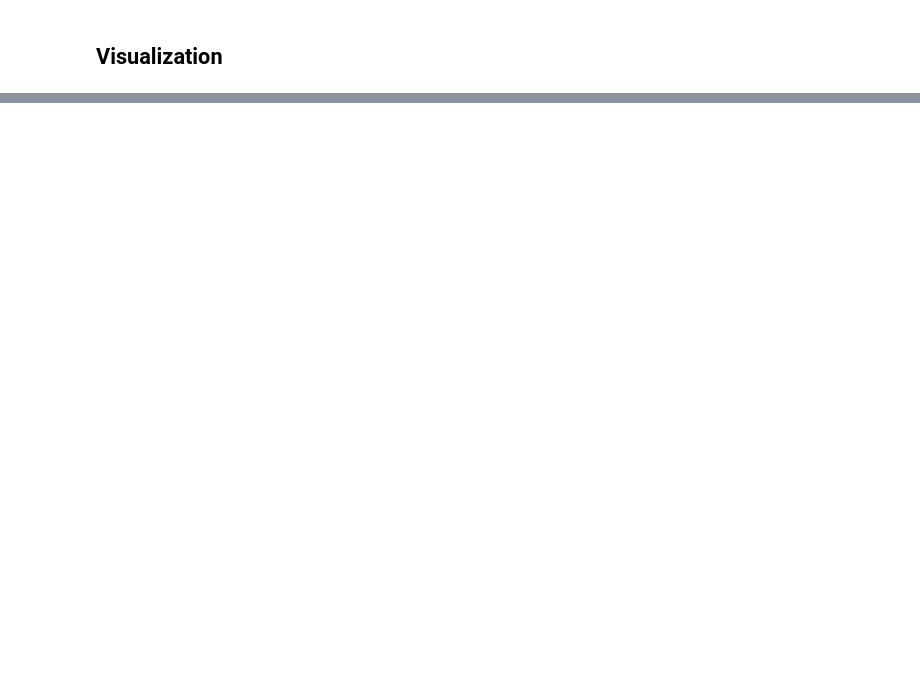
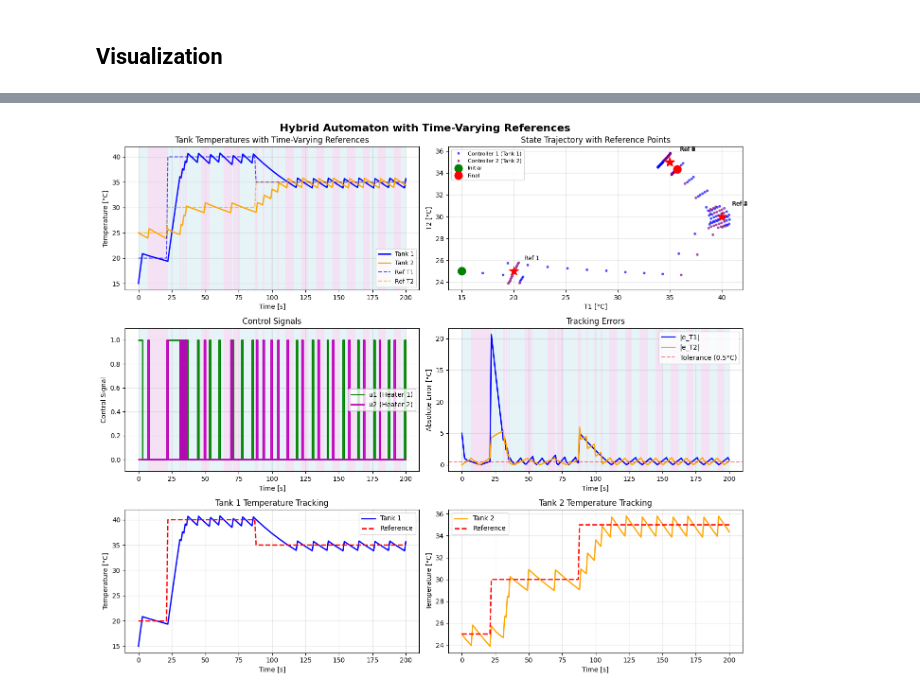
Before and after one commit to lmartim4/RO01, a Jupyter notebook: TPs/lucas_de-oliveira-martim-6.ipynb, the cells around one changed output, grey strips where cells are left out. Drawn from its saved outputs; the diff is of its cells as text; code cells hidden in the pictures; blank space fills up the shorter version.

```diff
--- a/TPs/lucas_de-oliveira-martim-6.ipynb
+++ b/TPs/lucas_de-oliveira-martim-6.ipynb
@@ -392,0 +467,93 @@ plt.show()
+# %%
+# Visualize multi-reference simulation results
+fig = plt.figure(figsize=(14, 12))
+fig.suptitle('Hybrid Automaton with Time-Varying References', fontsize=16, fontweight='bold')
+
+# Temperature trajectories with time-varying references
+ax1 = plt.subplot(3, 2, 1)
+for i in range(len(mode_traj_mv)-1):
+    color = 'lightblue' if mode_traj_mv[i] == MODE_CTRL1 else 'plum'
+    ax1.axvspan(T_time[i], T_time[i+1], facecolor=color, alpha=0.3)
+ax1.plot(T_time, x_mv[:, 0], 'b-', linewidth=2, label='Tank 1')
+ax1.plot(T_time, x_mv[:, 1], 'orange', linewidth=2, label='Tank 2')
+ax1.plot(T_time, ref_traj_mv[:, 0], 'b--', linewidth=1.5, alpha=0.7, label='Ref T1')
+ax1.plot(T_time, ref_traj_mv[:, 1], 'orange', linestyle='--', linewidth=1.5, alpha=0.7, label='Ref T2')
+ax1.set_xlabel('Time [s]')
+ax1.set_ylabel('Temperature [°C]')
+ax1.set_title('Tank Temperatures with Time-Varying References')
+ax1.legend(fontsize=9)
+ax1.grid(True, alpha=0.3)
+
+# State space trajectory with reference points
+ax2 = plt.subplot(3, 2, 2)
+for mode in [MODE_CTRL1, MODE_CTRL2]:
+    mask = mode_traj_mv == mode
+    if np.any(mask):
+        color = 'blue' if mode == MODE_CTRL1 else 'purple'
+        ax2.plot(x_mv[mask, 0], x_mv[mask, 1], 'o', color=color,
+                markersize=3, alpha=0.6, label=mode_names_c[mode])
+ax2.plot(x_mv[0, 0], x_mv[0, 1], 'go', markersize=12, label='Initial', zorder=5)
+ax2.plot(x_mv[-1, 0], x_mv[-1, 1], 'ro', markersize=12, label='Final', zorder=5)
+for i, target in enumerate(X_targets):
+    ax2.plot(target[0], target[1], 'r*', markersize=15, zorder=5)
+    ax2.annotate(f'Ref {i+1}', (target[0]+1, target[1]+1), fontsize=9)
+ax2.set_xlabel('T1 [°C]')
+ax2.set_ylabel('T2 [°C]')
+ax2.set_title('State Trajectory with Reference Points')
+ax2.legend(fontsize=8, loc='best')
+ax2.grid(True, alpha=0.3)
+
+# Control signals
+ax3 = plt.subplot(3, 2, 3)
+for i in range(len(mode_traj_mv)-1):
+    color = 'lightblue' if mode_traj_mv[i] == MODE_CTRL1 else 'plum'
+    ax3.axvspan(T_time[i], T_time[i+1], facecolor=color, alpha=0.3)
+ax3.step(T_time, u1_sim_mv, 'g-', linewidth=2, where='post', label='u1 (Heater 1)')
+ax3.step(T_time, u2_sim_mv, 'm-', linewidth=2, where='post', label='u2 (Heater 2)')
+ax3.set_xlabel('Time [s]')
+ax3.set_ylabel('Control Signal')
+ax3.set_title('Control Signals')
+ax3.set_ylim([-0.1, 1.1])
+ax3.legend()
+ax3.grid(True, alpha=0.3)
+
+# Error trajectories (using time-varying reference)
+ax4 = plt.subplot(3, 2, 4)
+for i in range(len(mode_traj_mv)-1):
+    color = 'lightblue' if mode_traj_mv[i] == MODE_CTRL1 else 'plum'
+    ax4.axvspan(T_time[i], T_time[i+1], facecolor=color, alpha=0.3)
+error_T1_mv = np.abs(x_mv[:, 0] - ref_traj_mv[:, 0])
+error_T2_mv = np.abs(x_mv[:, 1] - ref_traj_mv[:, 1])
+ax4.plot(T_time, error_T1_mv, 'b-', linewidth=2, label='|e_T1|')
+ax4.plot(T_time, error_T2_mv, 'orange', linewidth=2, label='|e_T2|')
+ax4.axhline(y=epsilon_switch, color='red', linestyle='--', alpha=0.5, label=f'Tolerance ({epsilon_switch}°C)')
+ax4.set_xlabel('Time [s]')
+ax4.set_ylabel('Absolute Error [°C]')
+ax4.set_title('Tracking Errors')
+ax4.legend()
+ax4.grid(True, alpha=0.3)
+
+# Tank 1 temperature with reference
+ax5 = plt.subplot(3, 2, 5)
+ax5.plot(T_time, x_mv[:, 0], 'b-', linewidth=2, label='Tank 1')
+ax5.plot(T_time, ref_traj_mv[:, 0], 'r--', linewidth=2, label='Reference')
+ax5.set_xlabel('Time [s]')
+ax5.set_ylabel('Temperature [°C]')
+ax5.set_title('Tank 1 Temperature Tracking')
+ax5.legend()
+ax5.grid(True, alpha=0.3)
+
+# Tank 2 temperature with reference
+ax6 = plt.subplot(3, 2, 6)
+ax6.plot(T_time, x_mv[:, 1], 'orange', linewidth=2, label='Tank 2')
+ax6.plot(T_time, ref_traj_mv[:, 1], 'r--', linewidth=2, label='Reference')
+ax6.set_xlabel('Time [s]')
+ax6.set_ylabel('Temperature [°C]')
+ax6.set_title('Tank 2 Temperature Tracking')
+ax6.legend()
+ax6.grid(True, alpha=0.3)
+
+plt.tight_layout()
+plt.show()
+# %% [output]
+[figure, added]
```
Also changed, not shown: parts of 14 cells of this notebook.
